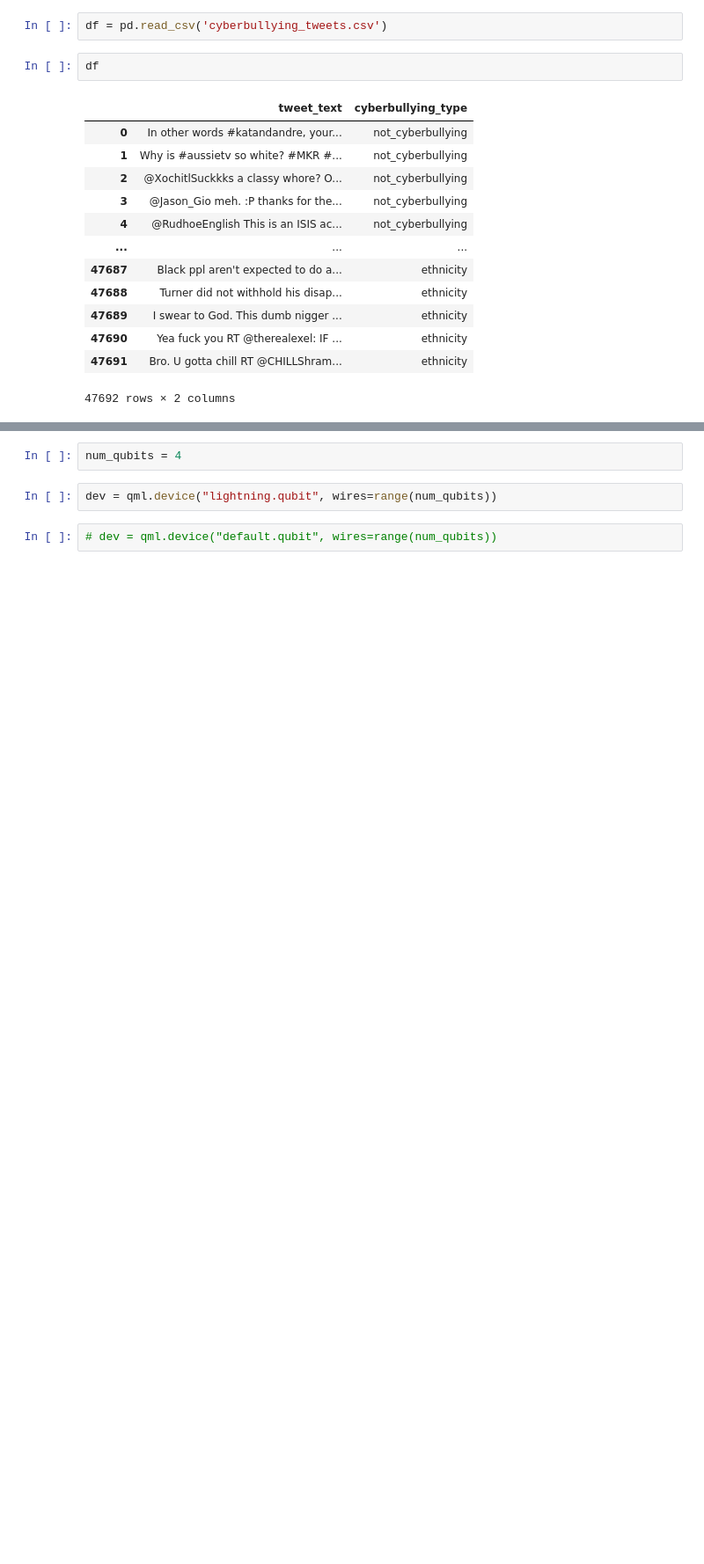
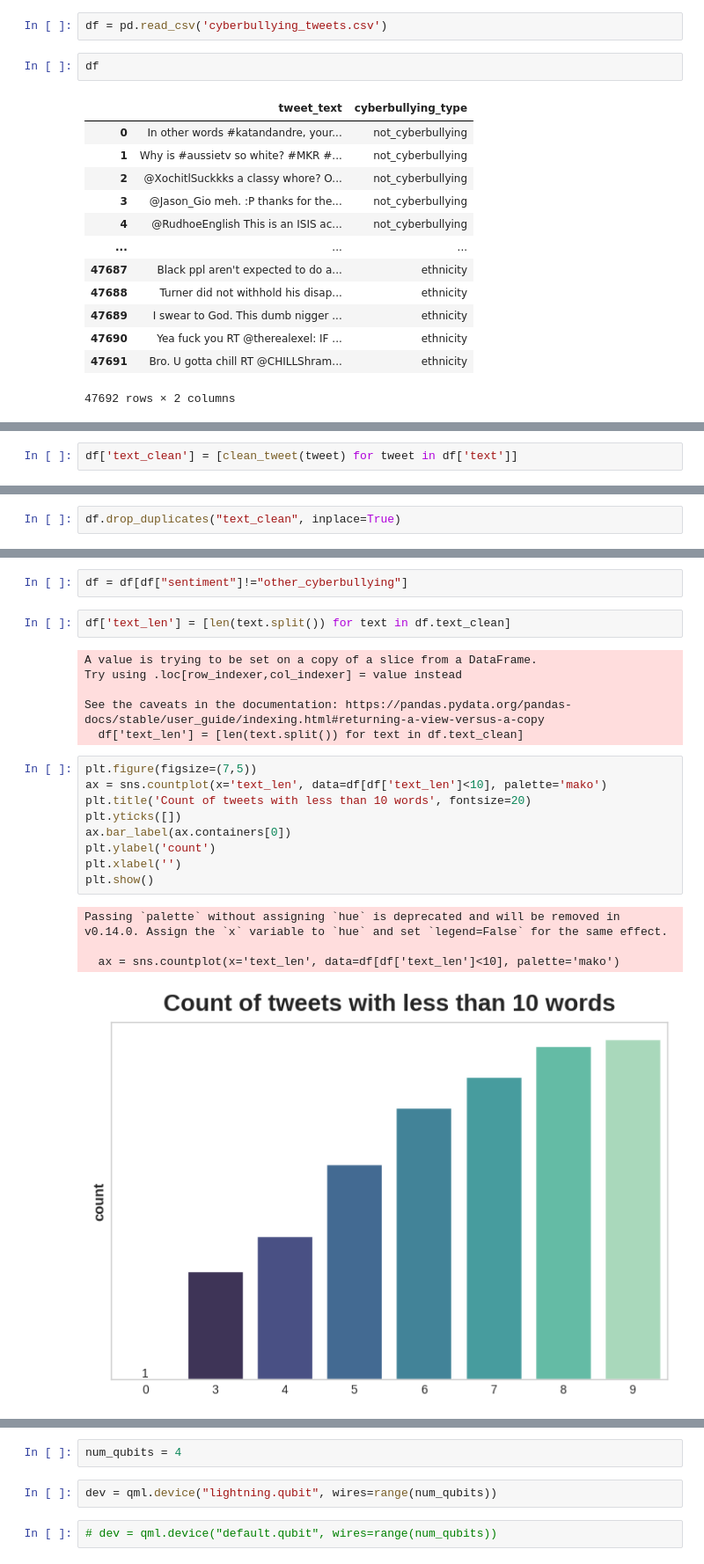
Before and after one commit to den1shh/HNN-for-cyberbulling-classification, a Jupyter notebook: cyberbullinghnn.ipynb, the cells around one changed output, grey strips where cells are left out. Shown at 88% size. Drawn from its saved outputs; the diff is of its cells as text; blank space fills up the shorter version.

```diff
--- a/cyberbullinghnn.ipynb
+++ b/cyberbullinghnn.ipynb
@@ -178,0 +259,2 @@ torch.Size([100])
+# %%
+df['text_clean'] = [clean_tweet(tweet) for tweet in df['text']]
@@ -178,0 +274,2 @@ torch.Size([100])
+# %%
+df.drop_duplicates("text_clean", inplace=True)
@@ -178,0 +288,24 @@ torch.Size([100])
+# %%
+df = df[df["sentiment"]!="other_cyberbullying"]
+# %%
+df['text_len'] = [len(text.split()) for text in df.text_clean]
+# %% [output]
+A value is trying to be set on a copy of a slice from a DataFrame.
+Try using .loc[row_indexer,col_indexer] = value instead
+
+See the caveats in the documentation: https://pandas.pydata.org/pandas-docs/stable/user_guide/indexing.html#returning-a-view-versus-a-copy
+  df['text_len'] = [len(text.split()) for text in df.text_clean]
+# %%
+plt.figure(figsize=(7,5))
+ax = sns.countplot(x='text_len', data=df[df['text_len']<10], palette='mako')
+plt.title('Count of tweets with less than 10 words', fontsize=20)
+plt.yticks([])
+ax.bar_label(ax.containers[0])
+plt.ylabel('count')
+plt.xlabel('')
+plt.show()
+# %% [output]
+Passing `palette` without assigning `hue` is deprecated and will be removed in v0.14.0. Assign the `x` variable to `hue` and set `legend=False` for the same effect.
+
+  ax = sns.countplot(x='text_len', data=df[df['text_len']<10], palette='mako')
+[figure, added]
```
Also changed, not shown: parts of 55 cells of this notebook.
